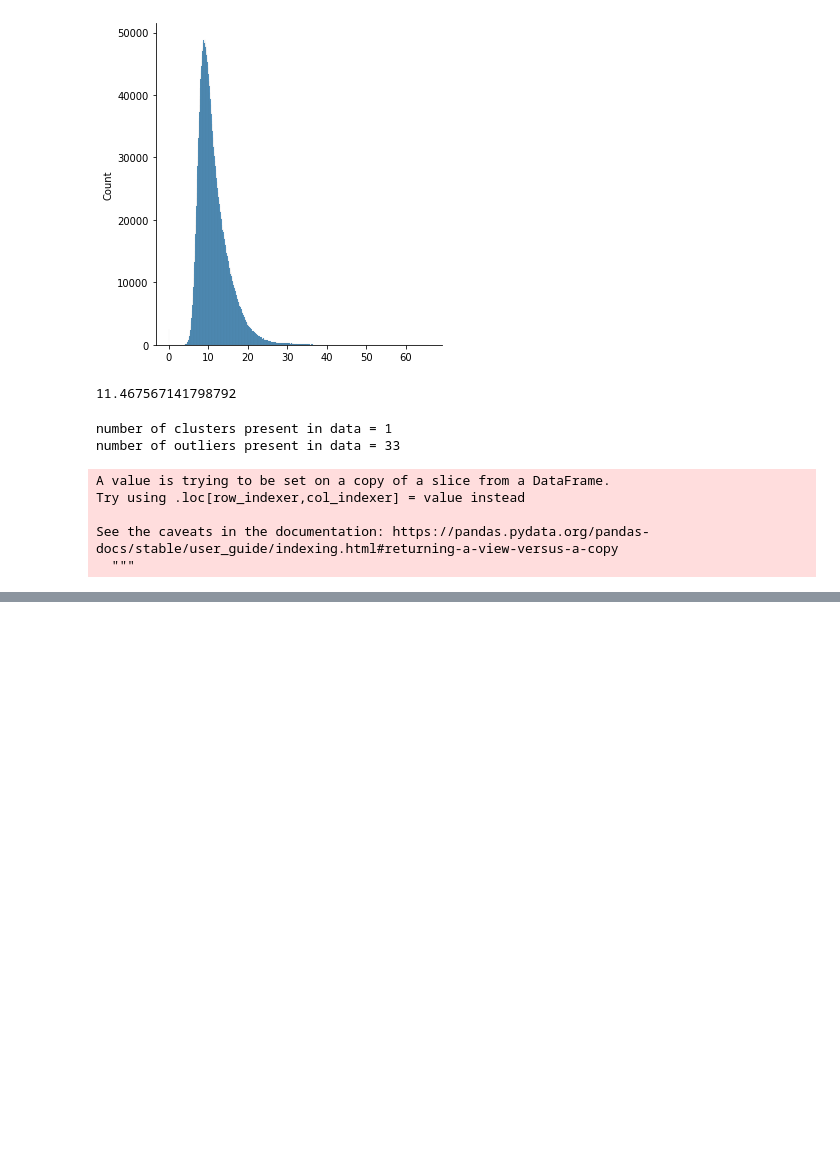
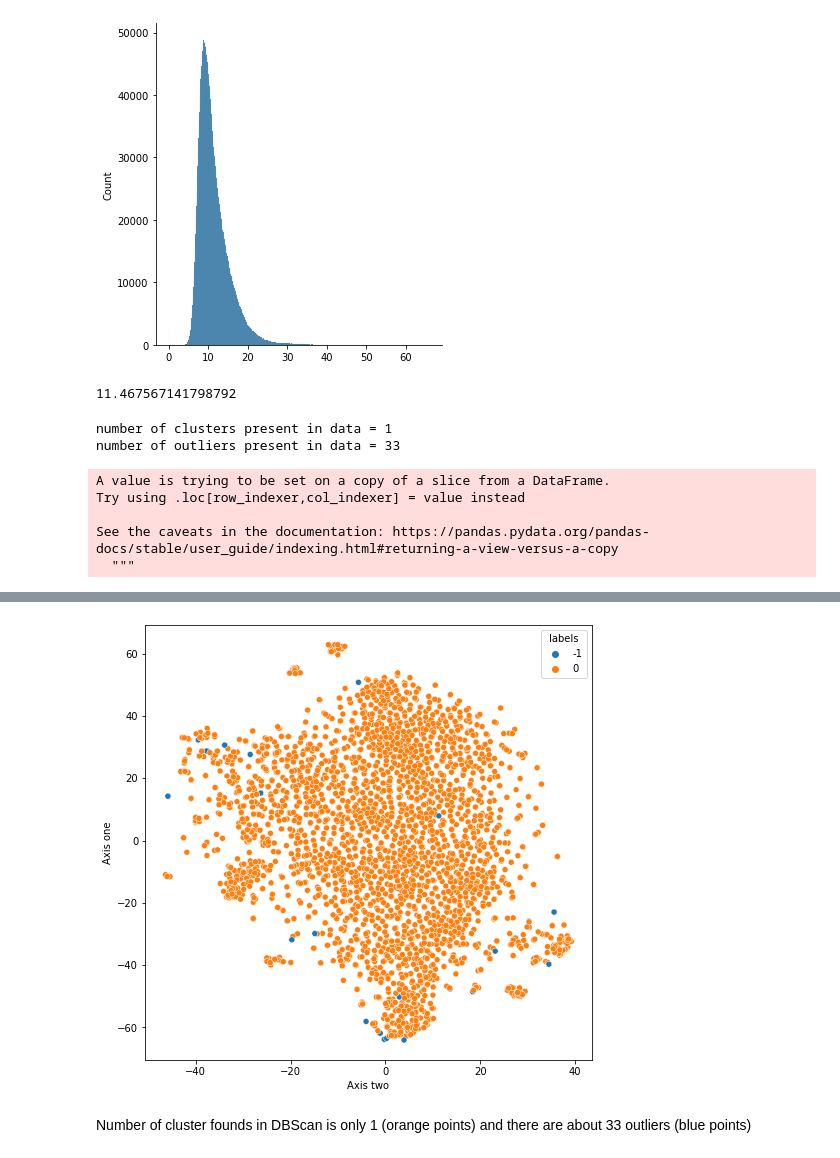
Before and after one commit to skumarudel/DSPS_SKumar, a Jupyter notebook: HW7/ClusteringGenes.ipynb, the cells around one changed output, grey strips where cells are left out. Cells and saved outputs as stored; diff of their text form; code cells hidden in the pictures; blank space fills up the shorter version.

```diff
--- a/HW7/ClusteringGenes.ipynb
+++ b/HW7/ClusteringGenes.ipynb
@@ -263,0 +284,19 @@ See the caveats in the documentation: https://pandas.pydata.org/pandas-docs/stab
+# %%
+df_tsne = pd.DataFrame()
+df_tsne['Axis one'] = twodproj[:,0]
+df_tsne['Axis two'] = twodproj[:,1]
+df_tsne['labels'] = labels
+
+plt.figure(figsize=(8,8))
+sns.scatterplot(
+    x="Axis two", y="Axis one",
+    hue='labels',
+    data=df_tsne,
+    legend="full",
+    palette=sns.color_palette("tab10",2),
+    alpha=1.0
+);
+# %% [output]
+[figure, added]
+# %% [markdown]
+Number of cluster founds in DBScan is only 1 (orange points) and there are about 33 outliers (blue points)
```
Also changed, not shown: parts of 4 cells of this notebook.
